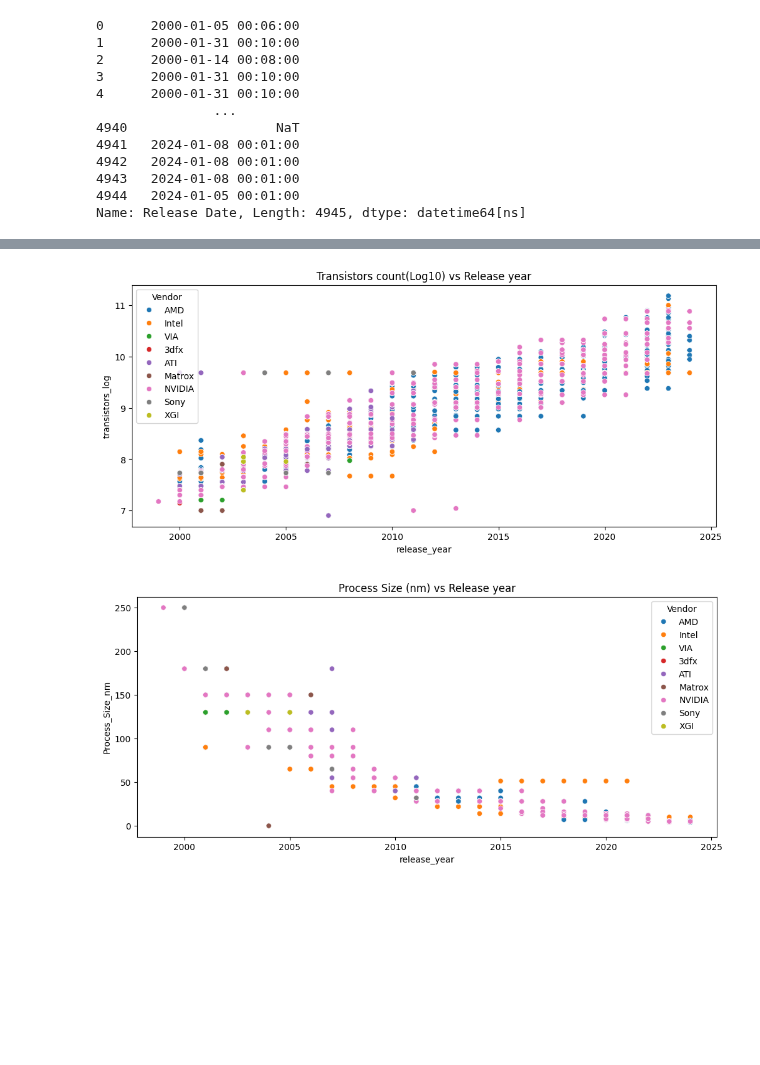
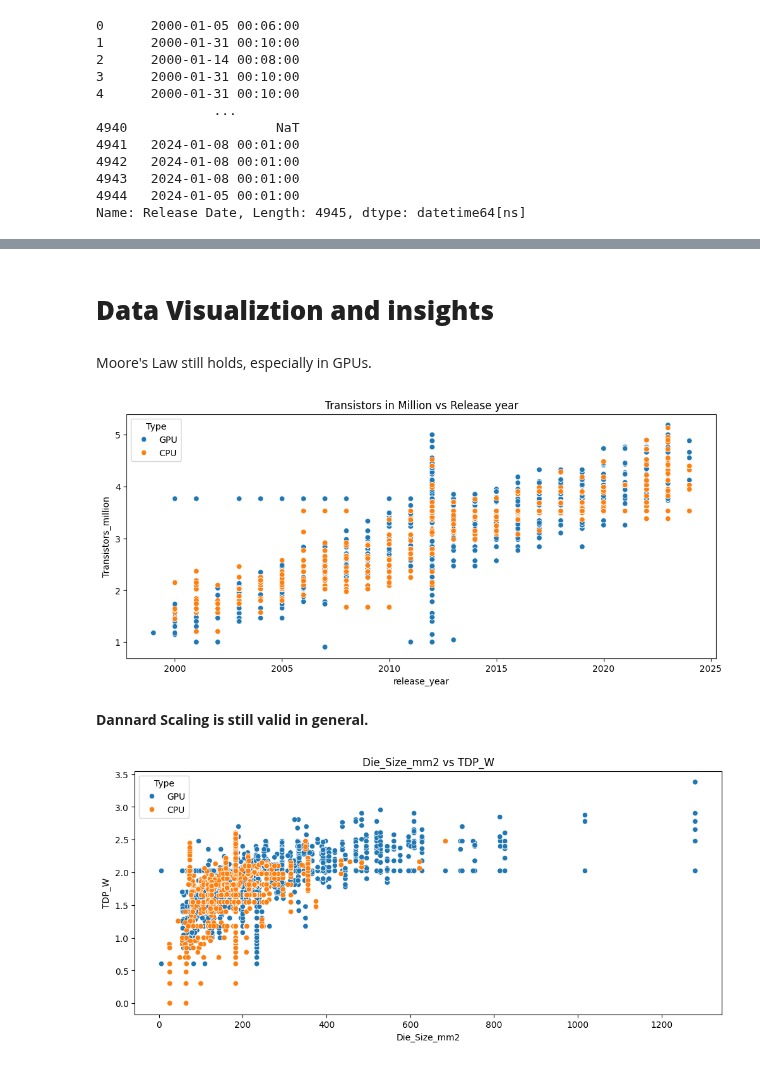
Before and after one commit to Karlajack/Machine_Learning_24e, a Jupyter notebook: Wk1_Data_Cleaning_Project_Chips_dataset.ipynb, the cells around one changed output, grey strips where cells are left out. Saved outputs shown, nothing was run; the diff lists cells and outputs as text; code cells hidden in the pictures; blank space fills up the shorter version.

```diff
--- a/Wk1_Data_Cleaning_Project_Chips_dataset.ipynb
+++ b/Wk1_Data_Cleaning_Project_Chips_dataset.ipynb
@@ -301,0 +348,8 @@ memory usage: 386.5+ KB
+# %%
+#Handling CPU missingness
+cpu['Die_Size_mm2']  = cpu['Die_Size_mm2'].fillna(cpu['Die_Size_mm2'].dropna().mean())
+cpu.Transistors_million = cpu.Transistors_million.fillna(cpu.Transistors_million.dropna().mean())
+cpu.TDP_W = cpu.TDP_W.fillna(cpu.TDP_W.dropna().mean())
+cpu.release_date = cpu.release_date.fillna(cpu.release_date.median())
+cpu.FP32_GFLOPS = cpu.FP32_GFLOPS.fillna(0)
+cpu.info()
@@ -302,4 +375,3 @@ memory usage: 386.5+ KB
 # %%
-df['release_year'] =df['release_date'].dt.year
-
-df[['release_year']]
+cpu['release_year'] =cpu['release_date'].dt.year
+gpu['release_year'] =gpu['release_date'].dt.year
@@ -338,0 +378,11 @@ Name: transistors_log_10e6, Length: 4945, dtype: float64
+# %%
+
+
+
+gpu['Transistors_million'] = np.log10(gpu.Transistors_million)
+cpu['Transistors_million'] = np.log10(cpu.Transistors_million)
+gpu['TDP_W'] = np.log10(gpu.TDP_W)
+cpu['TDP_W'] = np.log10(cpu.TDP_W)
+# %%
+df=pd.concat([gpu, cpu])
+df
@@ -339,24 +403,30 @@ Name: transistors_log_10e6, Length: 4945, dtype: float64
+# %% [markdown]
+# **Data Visualiztion and insights**
+# %% [markdown]
+Moore's Law still holds, especially in GPUs.
 # %%
 plt.figure(figsize=(12,5))
 
 
 
 sns.scatterplot(x="release_year",
-                    y="transistors_log",
-                    data=df,hue='Vendor')
-plt.title("Transistors count(Log10) vs Release year")
+                    y="Transistors_million",
+                    data=df,hue='Type')
+plt.title("Transistors in Million vs Release year")
 plt.show()
 # %% [output]
-[figure, old version]
+[figure, new version]
+# %% [markdown]
+**Dannard Scaling is still valid in general.**
 # %%
 plt.figure(figsize=(12,5))
 
 
 
-sns.scatterplot(x="release_year",
-                    y="Process_Size_nm",
-                    data=df,hue='Vendor')
-plt.title("Process Size (nm) vs Release year")
+sns.scatterplot(x="Die_Size_mm2",
+                    y="TDP_W",
+                    data=df,hue='Type')
+plt.title("Die_Size_mm2 vs TDP_W")
 plt.show()
 # %% [output]
-[figure, old version]
+[figure, new version]
```
Also changed, not shown: parts of 28 cells of this notebook.
